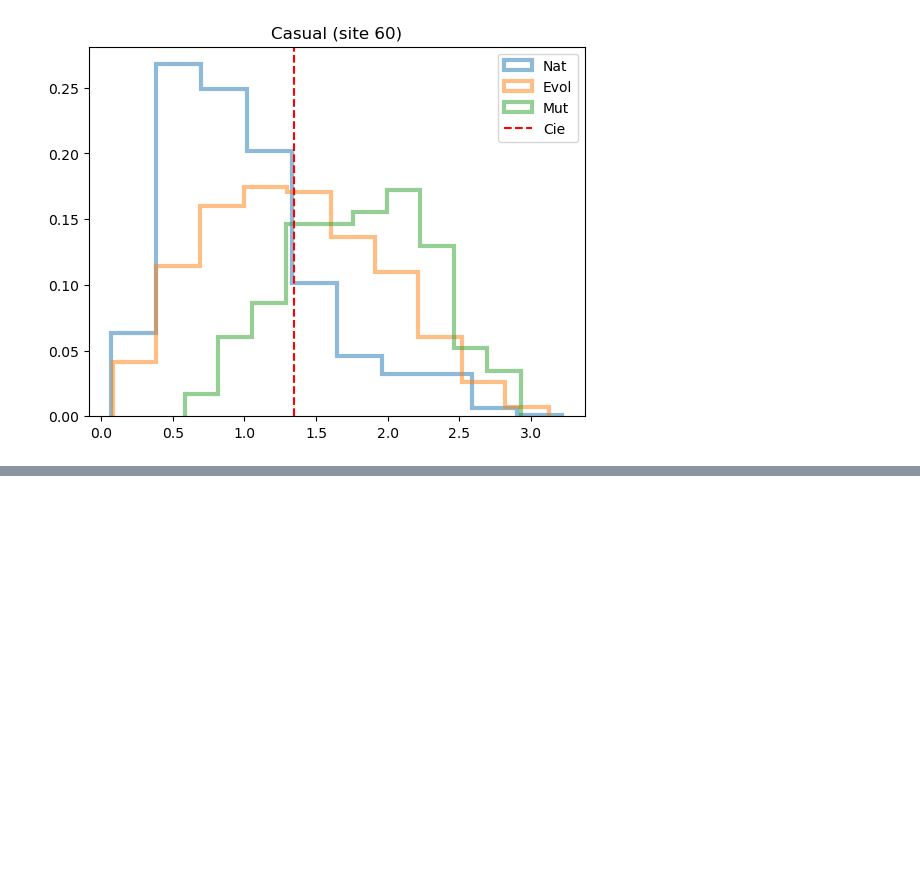
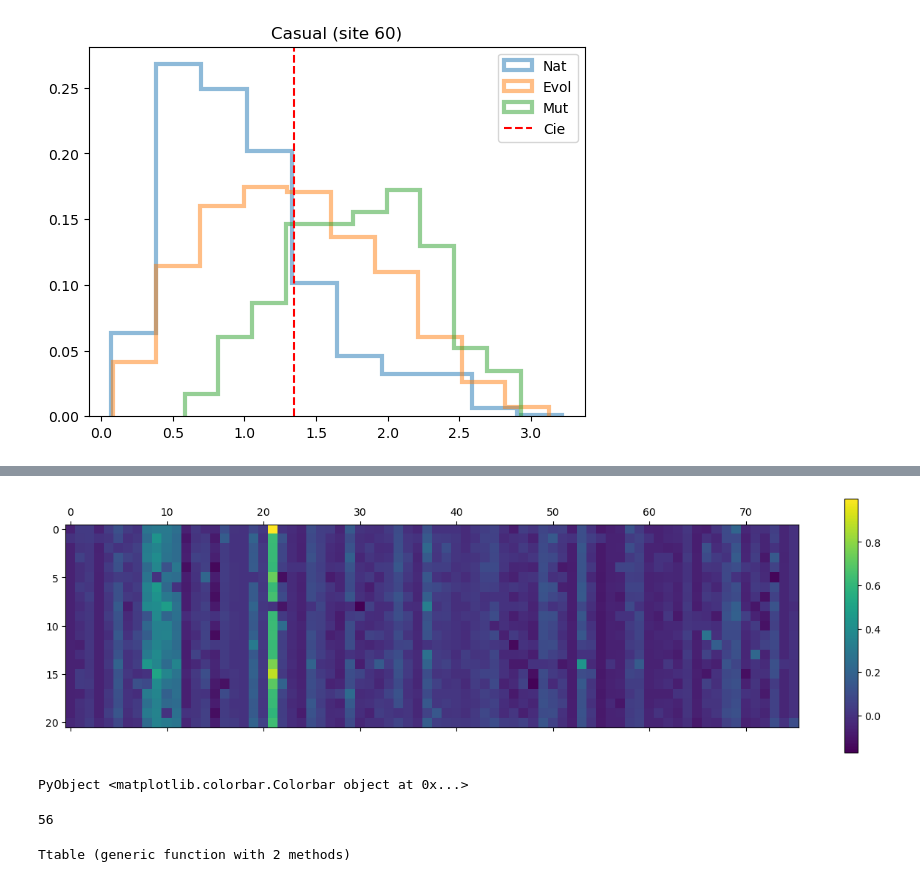
Before and after one commit to leonardodibari/Gen.jl, a Jupyter notebook: notebooks/mutability.ipynb, the cells around one changed output, grey strips where cells are left out. Drawn from its saved outputs; the diff is of its cells as text; code cells hidden in the pictures; blank space fills up the shorter version.

```diff
--- a/notebooks/mutability.ipynb
+++ b/notebooks/mutability.ipynb
@@ -341,0 +395,48 @@ savefig("../cas.png")
+# %%
+matshow(delta_cde[19,:,:])
+colorbar()
+# %% [output]
+[figure, added]
+PyObject <matplotlib.colorbar.Colorbar object at 0x...>
+# %%
+argmin(entr_nat .- m_cde_nat)
+# %% [output]
+56
+# %%
+function Ttable(Z::Array{Int8,2}, mean_cde_nat::Array{Float64,1},
+        h::Array{Float64,2},J::Array{Float64,4}, W::Array{Float64,1})
+    N, L = size(Z)
+    T = zeros(Float64,L,L,21)
+    for site in 1:L
+        for s in 1:N
+            CDE_mysite = cde_1site(site, Z[s,:], h, J, q = 21)[1]
+            for n in 1:L
+                if n != site
+                    T[site,n,Z[s,n]] += (CDE_mysite - mean_cde_nat[site]) * W[s]
+                end
+            end
+        end
+        T[site,:,:] ./= sum(W)
+    end
+    return T
+end
+
+function Ttable(site::Int, Z::Array{Int8,2}, mean_cde_nat::Array{Float64,1},
+        h::Array{Float64,2},J::Array{Float64,4}, W::Array{Float64,1})
+    N, L = size(Z)
+    T = zeros(Float64,L,21)
+
+    for s in 1:N
+        CDE_mysite = cde_1site(site, Z[s,:], h, J, q = 21)[1]
+        for n in 1:L
+            if n != site
+                T[n,Z[s,n]] += (CDE_mysite - mean_cde_nat[site]) * W[s]
+            end
+        end
+    end
+    T[:,:] ./= sum(W)
+
+    return T
+end
+# %% [output]
+Ttable (generic function with 2 methods)
```
Also changed, not shown: parts of 46 cells of this notebook, 29 other files.
